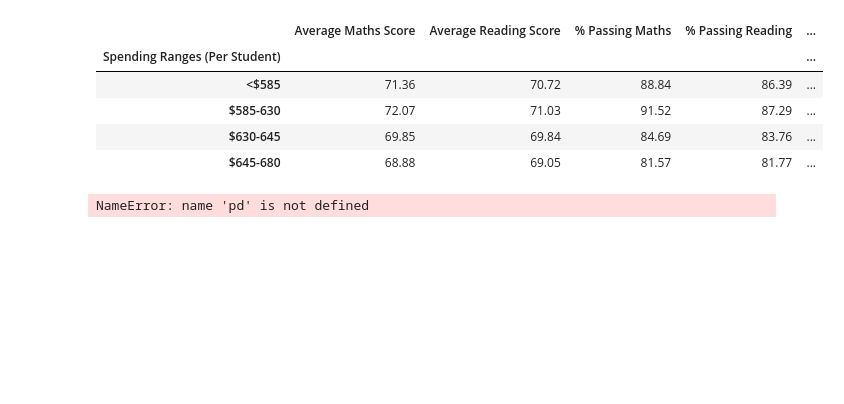
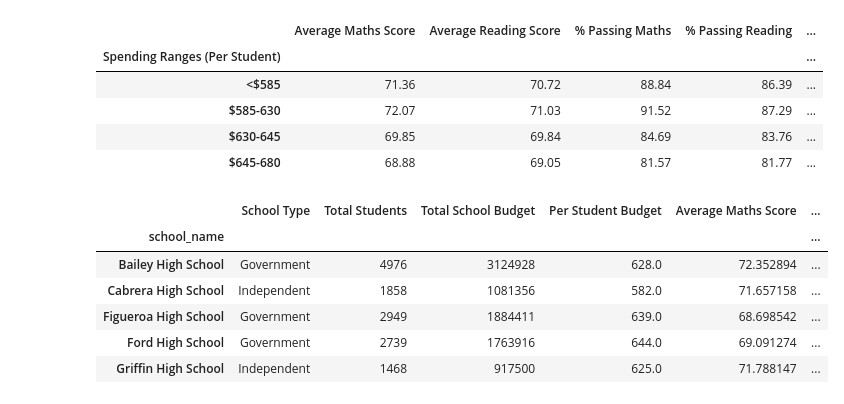
Before and after one commit to bec-n/pandas_challenge, a Jupyter notebook: PyCitySchools/Scores by School Spending, Size and Type.ipynb, the cells around one changed output. Saved outputs shown, nothing was run; the diff lists cells and outputs as text; code cells hidden in the pictures; blank space fills up the shorter version.

```diff
--- a/PyCitySchools/Scores by School Spending, Size and Type.ipynb
+++ b/PyCitySchools/Scores by School Spending, Size and Type.ipynb
@@ -312,9 +302,15 @@ spending_summary_df.round(2)
 # %%
 # Scores by school size: bins
 size_bins = [0, 1000, 2000, 5000]
 labels_size = ["Small (<1000)", "Medium (1000-2000)", "Large (2000-5000)"]
 
 per_school_summary_df["School Size"] = pd.cut(per_school_summary_df["Total Students"], size_bins, labels=labels_size, include_lowest=True)
-per_school_summary_df
+per_school_summary_df.head()
 # %% [output]
-NameError: name 'pd' is not defined
+|  | School Type | Total Students | Total School Budget | Per Student Budget | Average Maths Score | ... |
+| school_name |  |  |  |  |  | ... |
+| Bailey High School | Government | 4976 | 3124928 | 628.0 | 72.352894 | ... |
+| Cabrera High School | Independent | 1858 | 1081356 | 582.0 | 71.657158 | ... |
+| Figueroa High School | Government | 2949 | 1884411 | 639.0 | 68.698542 | ... |
+| Ford High School | Government | 2739 | 1763916 | 644.0 | 69.091274 | ... |
+| Griffin High School | Independent | 1468 | 917500 | 625.0 | 71.788147 | ... |
```
Also changed, not shown: parts of 5 cells of this notebook, 1 other file.
